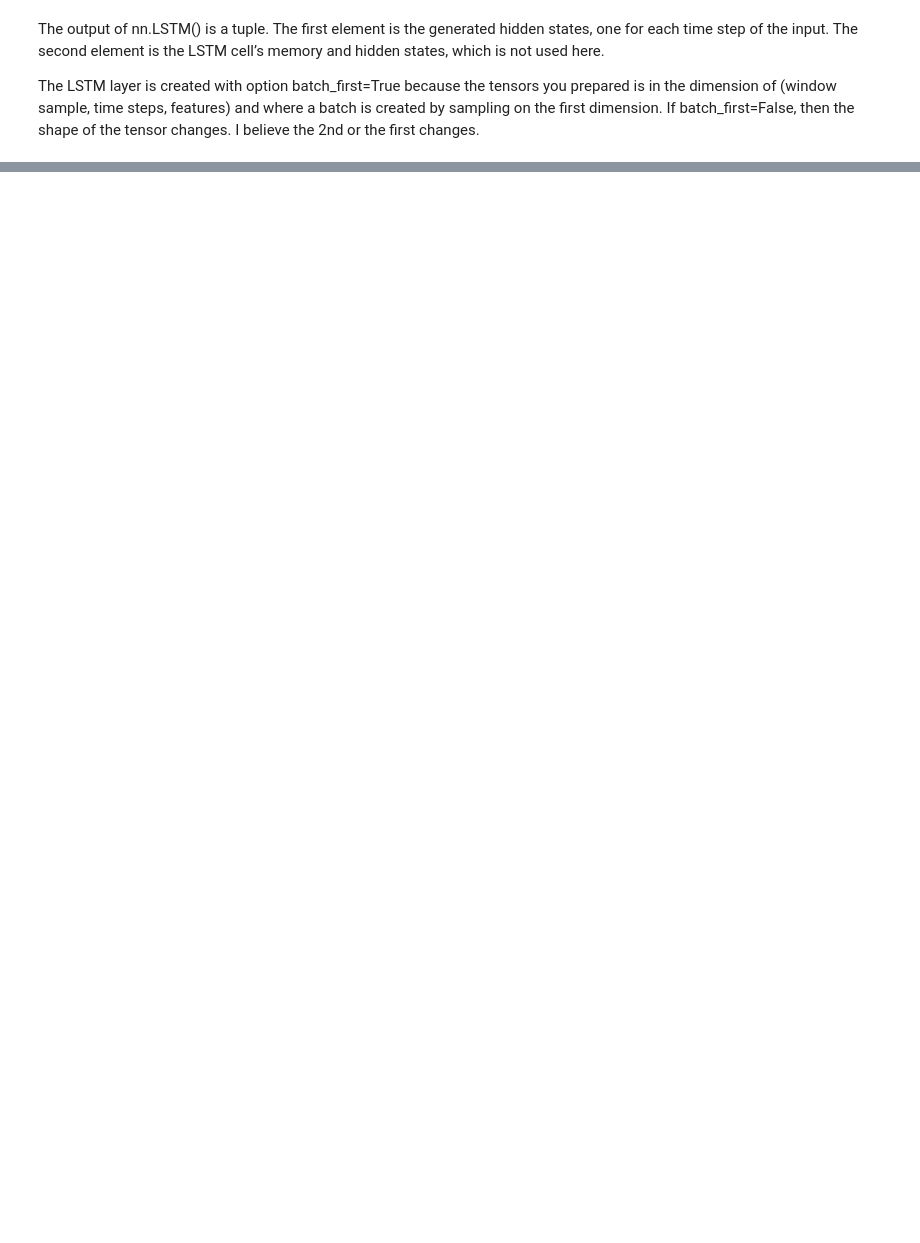
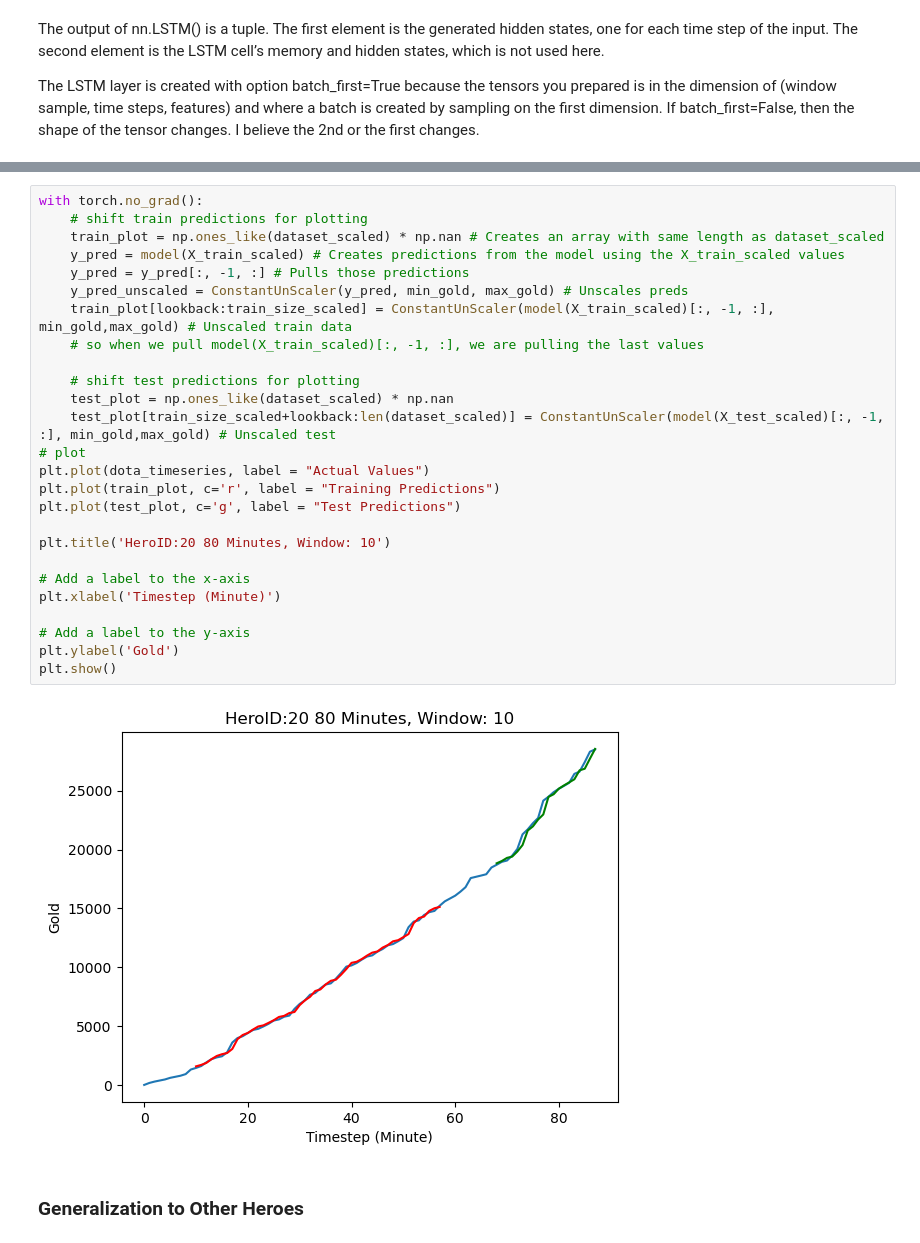
Before and after one commit to d-ev-craig/DATA698, a Jupyter notebook: Code/lstm_example.ipynb, the cells around one changed output, grey strips where cells are left out. Cells and saved outputs as stored; diff of their text form; blank space fills up the shorter version.

```diff
--- a/Code/lstm_example.ipynb
+++ b/Code/lstm_example.ipynb
@@ -218,0 +390,30 @@ plt.show()
+# %%
+with torch.no_grad():
+    # shift train predictions for plotting
+    train_plot = np.ones_like(dataset_scaled) * np.nan # Creates an array with same length as dataset_scaled
+    y_pred = model(X_train_scaled) # Creates predictions from the model using the X_train_scaled values
+    y_pred = y_pred[:, -1, :] # Pulls those predictions
+    y_pred_unscaled = ConstantUnScaler(y_pred, min_gold, max_gold) # Unscales preds
+    train_plot[lookback:train_size_scaled] = ConstantUnScaler(model(X_train_scaled)[:, -1, :], min_gold,max_gold) # Unscaled train data
+    # so when we pull model(X_train_scaled)[:, -1, :], we are pulling the last values
+
+    # shift test predictions for plotting
+    test_plot = np.ones_like(dataset_scaled) * np.nan
+    test_plot[train_size_scaled+lookback:len(dataset_scaled)] = ConstantUnScaler(model(X_test_scaled)[:, -1, :], min_gold,max_gold) # Unscaled test
+# plot
+plt.plot(dota_timeseries, label = "Actual Values")
+plt.plot(train_plot, c='r', label = "Training Predictions")
+plt.plot(test_plot, c='g', label = "Test Predictions")
+
+plt.title('HeroID:20 80 Minutes, Window: 10')
+
+# Add a label to the x-axis
+plt.xlabel('Timestep (Minute)')
+
+# Add a label to the y-axis
+plt.ylabel('Gold')
+plt.show()
+# %% [output]
+[figure, added]
+# %% [markdown]
+### Generalization to Other Heroes
```
Also changed, not shown: parts of 44 cells of this notebook, 11 other files.
